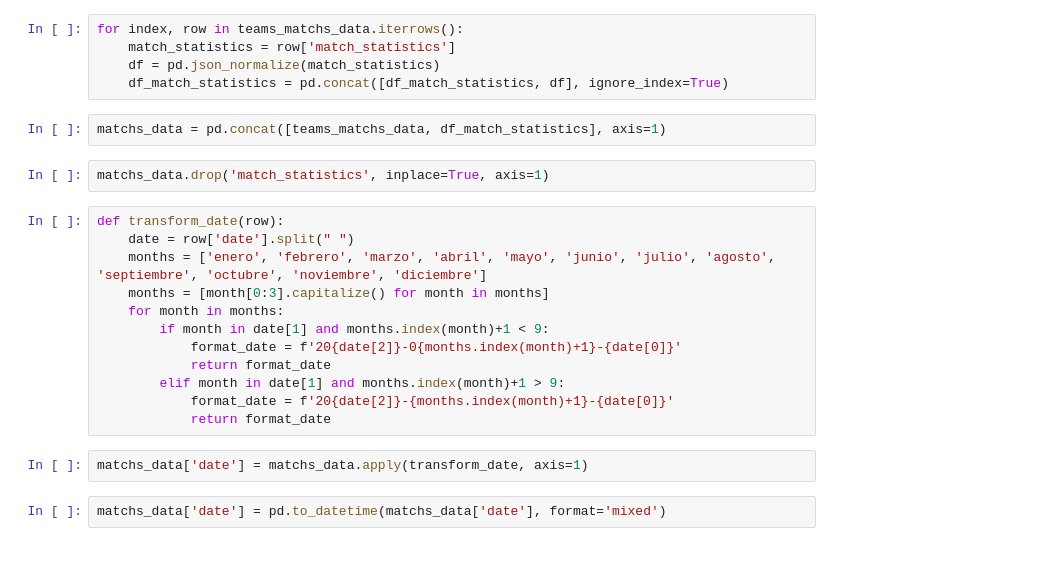
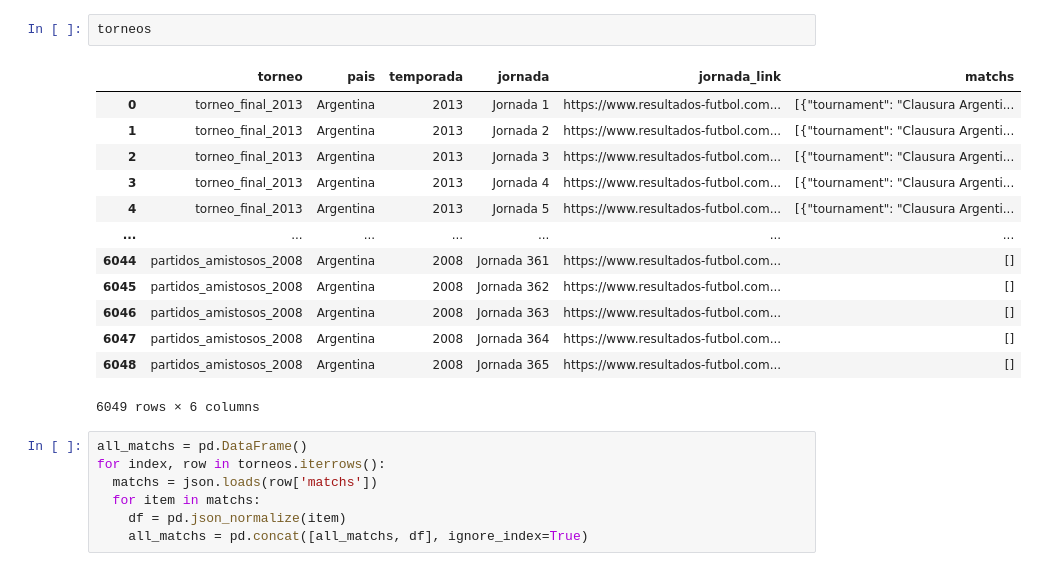
Before and after one commit to matiasfeliu92/torneos_primera_division_arg, a Jupyter notebook: ETL/2)_transform_data.ipynb, the cells around one changed output. Cells and saved outputs as stored; diff of their text form.

```diff
--- a/ETL/2)_transform_data.ipynb
+++ b/ETL/2)_transform_data.ipynb
@@ -115,25 +88,23 @@ df_match_statistics = pd.DataFrame()
+# %%
+torneos
+# %% [output]
+|  | torneo | pais | temporada | jornada | jornada_link | matchs |
+| 0 | torneo_final_2013 | Argentina | 2013 | Jornada 1 | https://www.resultados-futbol.com... | [{"tournament": "Clausura Argenti... |
+| 1 | torneo_final_2013 | Argentina | 2013 | Jornada 2 | https://www.resultados-futbol.com... | [{"tournament": "Clausura Argenti... |
+| 2 | torneo_final_2013 | Argentina | 2013 | Jornada 3 | https://www.resultados-futbol.com... | [{"tournament": "Clausura Argenti... |
+| 3 | torneo_final_2013 | Argentina | 2013 | Jornada 4 | https://www.resultados-futbol.com... | [{"tournament": "Clausura Argenti... |
+| 4 | torneo_final_2013 | Argentina | 2013 | Jornada 5 | https://www.resultados-futbol.com... | [{"tournament": "Clausura Argenti... |
+| ... | ... | ... | ... | ... | ... | ... |
+| 6044 | partidos_amistosos_2008 | Argentina | 2008 | Jornada 361 | https://www.resultados-futbol.com... | [] |
+| 6045 | partidos_amistosos_2008 | Argentina | 2008 | Jornada 362 | https://www.resultados-futbol.com... | [] |
+| 6046 | partidos_amistosos_2008 | Argentina | 2008 | Jornada 363 | https://www.resultados-futbol.com... | [] |
+| 6047 | partidos_amistosos_2008 | Argentina | 2008 | Jornada 364 | https://www.resultados-futbol.com... | [] |
+| 6048 | partidos_amistosos_2008 | Argentina | 2008 | Jornada 365 | https://www.resultados-futbol.com... | [] |
+6049 rows × 6 columns
 # %%
-for index, row in teams_matchs_data.iterrows():
-    match_statistics = row['match_statistics']
-    df = pd.json_normalize(match_statistics)
-    df_match_statistics = pd.concat([df_match_statistics, df], ignore_index=True)
+all_matchs = pd.DataFrame()
+for index, row in torneos.iterrows():
+  matchs = json.loads(row['matchs'])
+  for item in matchs:
+    df = pd.json_normalize(item)
+    all_matchs = pd.concat([all_matchs, df], ignore_index=True)
-# %%
-matchs_data = pd.concat([teams_matchs_data, df_match_statistics], axis=1)
-# %%
-matchs_data.drop('match_statistics', inplace=True, axis=1)
-# %%
-def transform_date(row):
-    date = row['date'].split(" ")
-    months = ['enero', 'febrero', 'marzo', 'abril', 'mayo', 'junio', 'julio', 'agosto', 'septiembre', 'octubre', 'noviembre', 'diciembre']
-    months = [month[0:3].capitalize() for month in months]
-    for month in months:
-        if month in date[1] and months.index(month)+1 < 9:
-            format_date = f'20{date[2]}-0{months.index(month)+1}-{date[0]}'
-            return format_date
-        elif month in date[1] and months.index(month)+1 > 9:
-            format_date = f'20{date[2]}-{months.index(month)+1}-{date[0]}'
-            return format_date
-# %%
-matchs_data['date'] = matchs_data.apply(transform_date, axis=1)
-# %%
-matchs_data['date'] = pd.to_datetime(matchs_data['date'], format='mixed')
```
Also changed, not shown: parts of 24 cells of this notebook, 1 other file.
